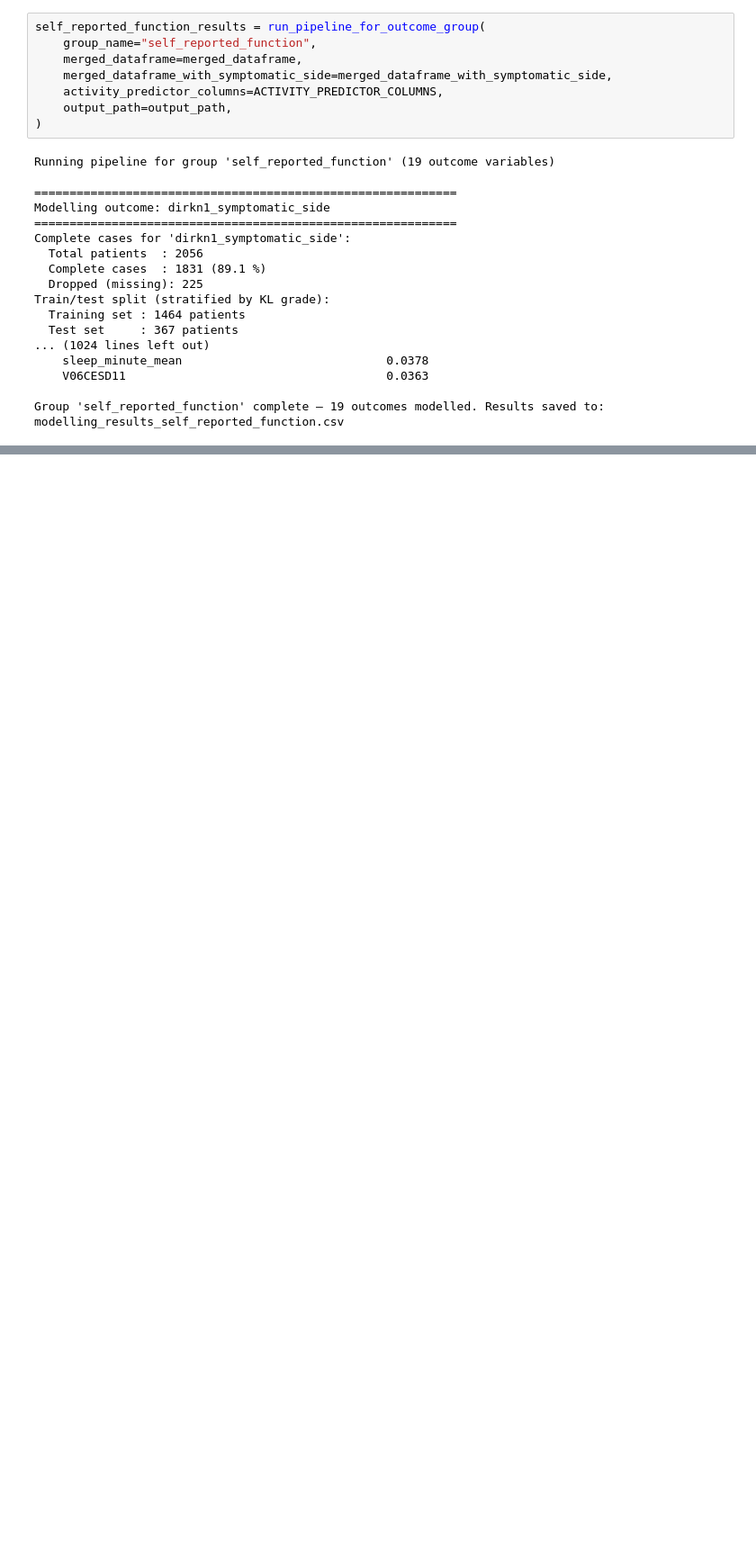
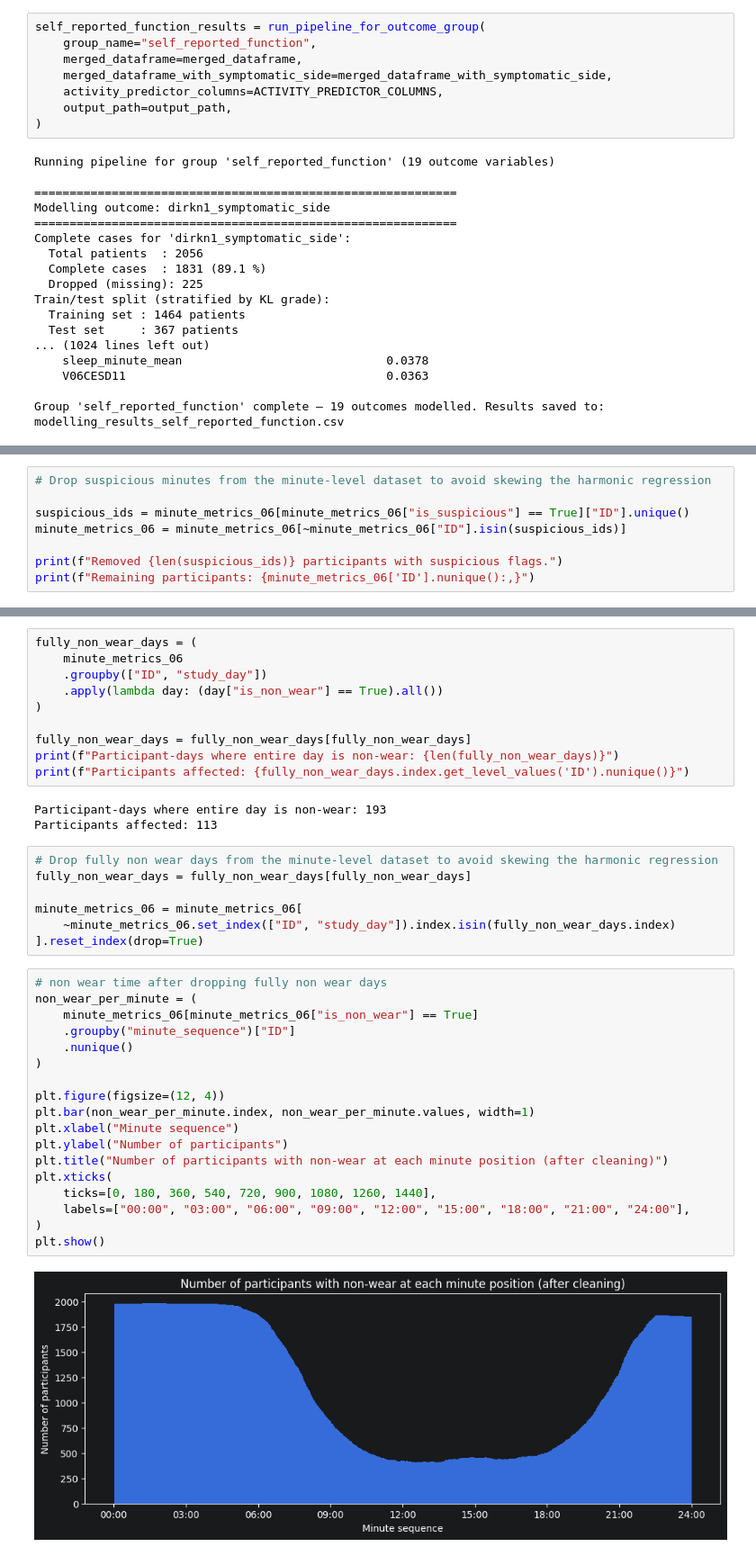
Before and after one commit to ninaschmidsberger/master-thesis, a Jupyter notebook: src/main.ipynb, the cells around one changed output, grey strips where cells are left out. Shown at 90% size. Drawn from its saved outputs; the diff is of its cells as text; blank space fills up the shorter version.

```diff
--- a/src/main.ipynb
+++ b/src/main.ipynb
@@ -3460,0 +3495,8 @@ Group 'self_reported_function' complete — 19 outcomes modelled. Results saved
+# %%
+# Drop suspicious minutes from the minute-level dataset to avoid skewing the harmonic regression
+
+suspicious_ids = minute_metrics_06[minute_metrics_06["is_suspicious"] == True]["ID"].unique()
+minute_metrics_06 = minute_metrics_06[~minute_metrics_06["ID"].isin(suspicious_ids)]
+
+print(f"Removed {len(suspicious_ids)} participants with suspicious flags.")
+print(f"Remaining participants: {minute_metrics_06['ID'].nunique():,}")
@@ -3460,0 +3508,40 @@ Group 'self_reported_function' complete — 19 outcomes modelled. Results saved
+# %%
+fully_non_wear_days = (
+    minute_metrics_06
+    .groupby(["ID", "study_day"])
+    .apply(lambda day: (day["is_non_wear"] == True).all())
+)
+
+fully_non_wear_days = fully_non_wear_days[fully_non_wear_days]
+print(f"Participant-days where entire day is non-wear: {len(fully_non_wear_days)}")
+print(f"Participants affected: {fully_non_wear_days.index.get_level_values('ID').nunique()}")
+# %% [output]
+Participant-days where entire day is non-wear: 193
+Participants affected: 113
+# %%
+# Drop fully non wear days from the minute-level dataset to avoid skewing the harmonic regression
+fully_non_wear_days = fully_non_wear_days[fully_non_wear_days]
+
+minute_metrics_06 = minute_metrics_06[
+    ~minute_metrics_06.set_index(["ID", "study_day"]).index.isin(fully_non_wear_days.index)
+].reset_index(drop=True)
+# %%
+# non wear time after dropping fully non wear days
+non_wear_per_minute = (
+    minute_metrics_06[minute_metrics_06["is_non_wear"] == True]
+    .groupby("minute_sequence")["ID"]
+    .nunique()
+)
+
+plt.figure(figsize=(12, 4))
+plt.bar(non_wear_per_minute.index, non_wear_per_minute.values, width=1)
+plt.xlabel("Minute sequence")
+plt.ylabel("Number of participants")
+plt.title("Number of participants with non-wear at each minute position (after cleaning)")
+plt.xticks(
+    ticks=[0, 180, 360, 540, 720, 900, 1080, 1260, 1440],
+    labels=["00:00", "03:00", "06:00", "09:00", "12:00", "15:00", "18:00", "21:00", "24:00"],
+)
+plt.show()
+# %% [output]
+[figure, added]
```
Also changed, not shown: parts of 15 cells of this notebook.
